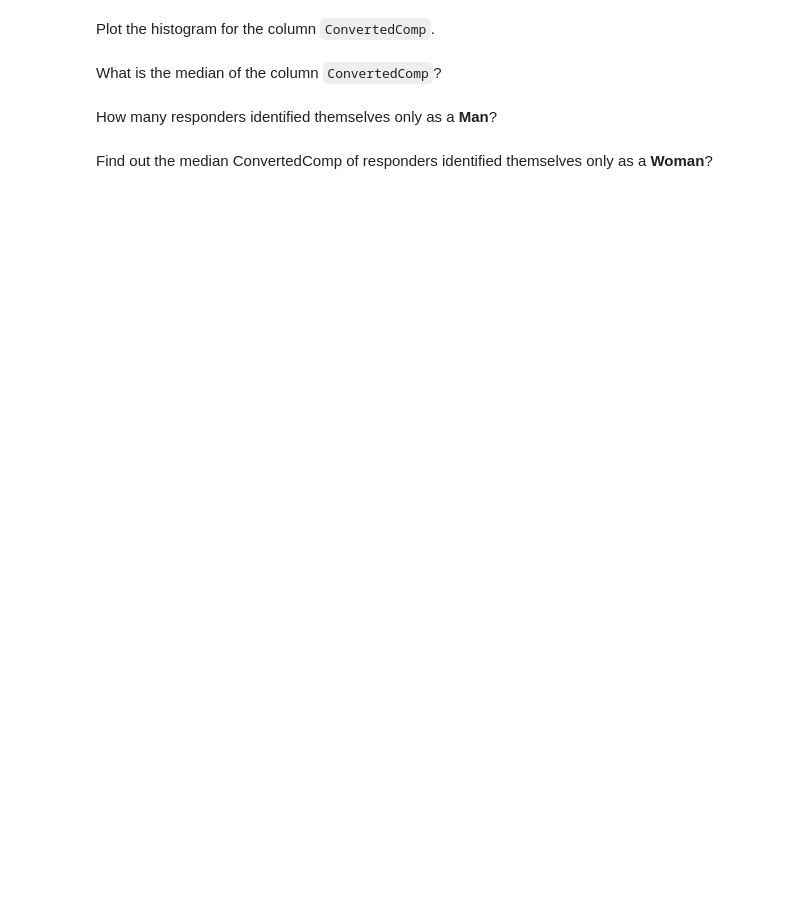
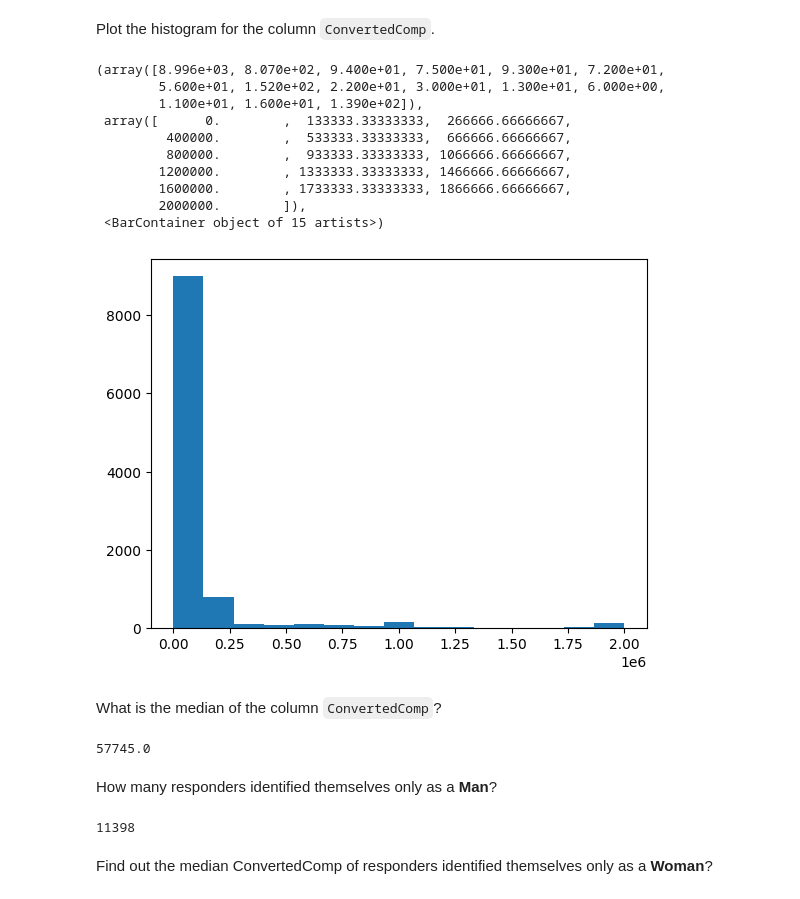
Before and after one commit to CarefulAstronaut/Python_Fun, a Jupyter notebook: Coursera/IBM_Data_Analyst/Final_Capstone/3_1.M3ExploratoryDataAnalysis-lab.ipynb, the cells around one changed output. Saved outputs shown, nothing was run; the diff lists cells and outputs as text; code cells hidden in the pictures; blank space fills up the shorter version.

```diff
--- a/Coursera/IBM_Data_Analyst/Final_Capstone/3_1.M3ExploratoryDataAnalysis-lab.ipynb
+++ b/Coursera/IBM_Data_Analyst/Final_Capstone/3_1.M3ExploratoryDataAnalysis-lab.ipynb
@@ -53,14 +61,33 @@ Plot the distribution curve for the column `ConvertedComp`.
 Plot the histogram for the column `ConvertedComp`.
 # %%
 # your code goes here
+plt.hist(df['ConvertedComp'], bins=15)
+# %% [output]
+(array([8.996e+03, 8.070e+02, 9.400e+01, 7.500e+01, 9.300e+01, 7.200e+01,
+        5.600e+01, 1.520e+02, 2.200e+01, 3.000e+01, 1.300e+01, 6.000e+00,
+        1.100e+01, 1.600e+01, 1.390e+02]),
+ array([      0.        ,  133333.33333333,  266666.66666667,
+         400000.        ,  533333.33333333,  666666.66666667,
+         800000.        ,  933333.33333333, 1066666.66666667,
+        1200000.        , 1333333.33333333, 1466666.66666667,
+        1600000.        , 1733333.33333333, 1866666.66666667,
+        2000000.        ]),
+ <BarContainer object of 15 artists>)
+[figure, added]
 # %% [markdown]
 What is the median of the column `ConvertedComp`?
 # %%
 # your code goes here
+print(df['ConvertedComp'].median())
+# %% [output]
+57745.0
 # %% [markdown]
 How many responders identified themselves only as a **Man**?
 # %%
 # your code goes here
+print(len(df['Gender'] == 'Man'))
+# %% [output]
+11398
 # %% [markdown]
 Find out the  median ConvertedComp of responders identified themselves only as a **Woman**?
 # %%
```
Also changed, not shown: parts of 17 cells of this notebook, 2 other files.
